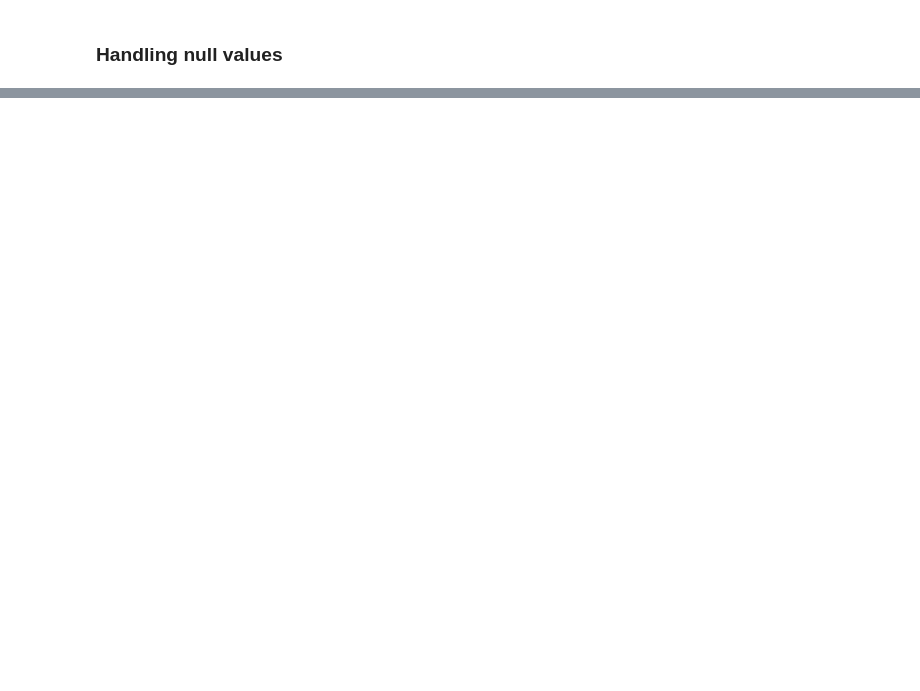
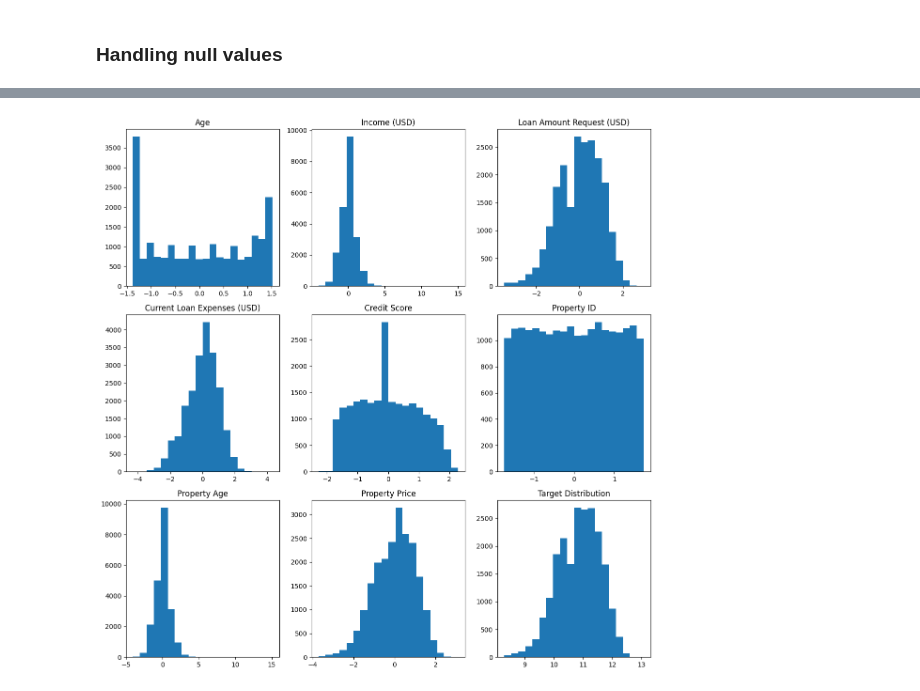
Before and after one commit to KarthikPreVin/MACHINE-LEARNING-LAB, a Jupyter notebook: ASSIGNMENT 3/ASSIGNMENT 3.ipynb, the cells around one changed output, grey strips where cells are left out. Cells and saved outputs as stored; diff of their text form; code cells hidden in the pictures; blank space fills up the shorter version.

```diff
--- a/ASSIGNMENT 3/ASSIGNMENT 3.ipynb
+++ b/ASSIGNMENT 3/ASSIGNMENT 3.ipynb
@@ -106,0 +178,13 @@ could not convert string to float: 'F'
+# %%
+categorical_columns = [] # barchart
+continuous_columns = [] # histogram
+target_columns = ["Loan Sanction Amount (USD)"] #histogram
+for i in X.columns:
+    if len(X[i].unique())<20:
+        categorical_columns.append(i)
+    else:
+        continuous_columns.append(i)
+
+print(categorical_columns)
+print(continuous_columns)
+## 15 binary, 8 non binary, 1 target - 3 columns, 8 rows
@@ -106,0 +194,14 @@ could not convert string to float: 'F'
+# %%
+fig,axes = plt.subplots(nrows = 5, ncols = 3, figsize = (12,20))
+axes = axes.flatten()
+for i in range(15):
+    categories = sorted(X[categorical_columns[i]].unique())
+    heights = [X[X[categorical_columns[i]]==j][categorical_columns[i]].count() for j in categories]
+
+    axes[i].set_title(categorical_columns[i])
+    axes[i].bar(categories,heights)
+    if len(categories)<5:
+        axes[i].set_xticks(categories)
+
+plt.tight_layout()
+plt.show()
@@ -106,0 +210,16 @@ could not convert string to float: 'F'
+# %%
+fig,axes = plt.subplots(nrows = 3, ncols = 3, figsize = (12,12))
+axes = axes.flatten()
+for i in range(8):
+    axes[i].hist(X[continuous_columns[i]],bins=20)
+    # axes[i].scatter(x=range(len(X)),y=X[continuous_columns[i]])
+    axes[i].set_title(continuous_columns[i])
+
+# axes[8].remove()
+axes[8].hist(y[target_columns[0]], bins = 20)
+axes[8].set_title("Target Distribution")
+
+plt.tight_layout()
+plt.show()
+# %% [output]
+[figure, added]
```
Also changed, not shown: parts of 18 cells of this notebook.
